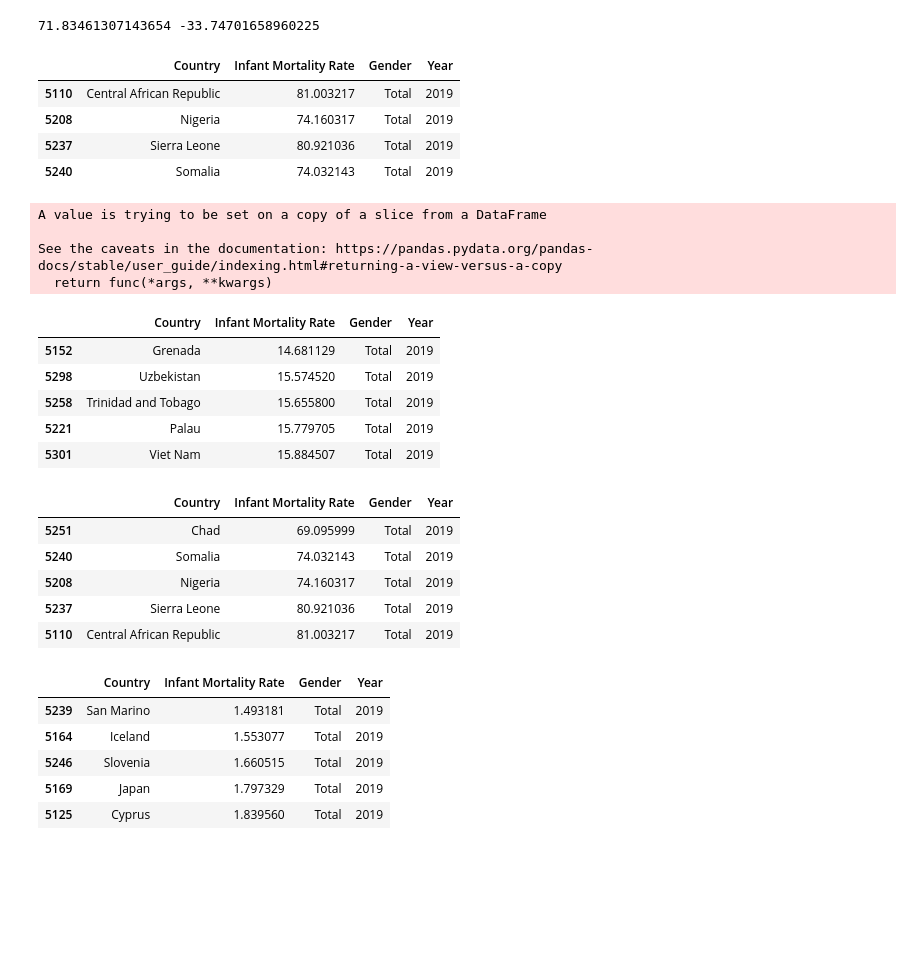
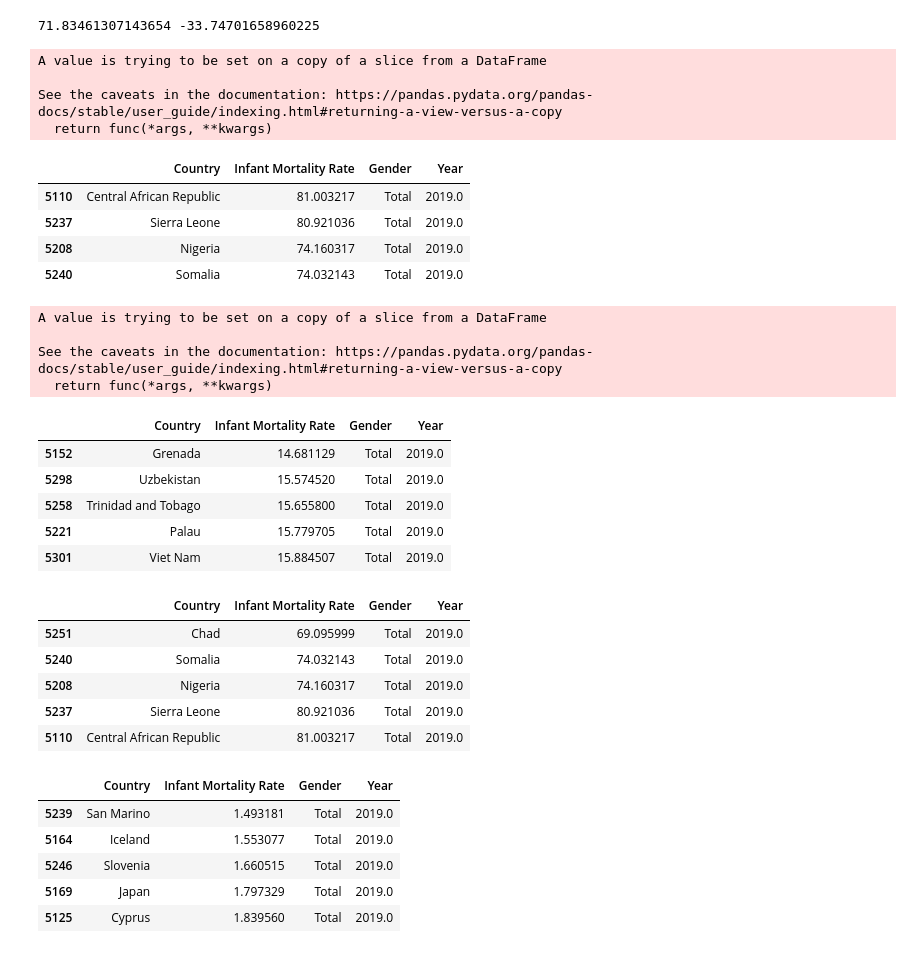
Before and after one commit to ahan-b/Projects, a Jupyter notebook: EDA_on_IMR.ipynb, the cells around one changed output. Cells and saved outputs as stored; diff of their text form; code cells hidden in the pictures; blank space fills up the shorter version.

```diff
--- a/EDA_on_IMR.ipynb
+++ b/EDA_on_IMR.ipynb
@@ -5,7 +7,7 @@ import seaborn as sns
 import numpy as np
 %matplotlib inline
 # %%
-df=pd.read_csv('/InfantMortalityRate.csv',encoding = "ISO-8859-1")
+df=pd.read_csv('InfantMortalityRate.csv',encoding = "ISO-8859-1")
 df.head()
 # %% [output]
 |  | Country | Infant Mortality Rate | Gender | Year |
@@ -185,13 +195,18 @@ print(upper_whisker,lower_whisker)
 # %%
 # countries which are the outliers with extremely high infant mortality rates
 countries_with_high_IMR=IMR_2019[IMR_2019['Infant Mortality Rate']>upper_whisker]
+countries_with_high_IMR.sort_values(by='Infant Mortality Rate', ascending=False, inplace=True)
 countries_with_high_IMR
 # %% [output]
+A value is trying to be set on a copy of a slice from a DataFrame
+
+See the caveats in the documentation: https://pandas.pydata.org/pandas-docs/stable/user_guide/indexing.html#returning-a-view-versus-a-copy
+  return func(*args, **kwargs)
 |  | Country | Infant Mortality Rate | Gender | Year |
-| 5110 | Central African Republic | 81.003217 | Total | 2019 |
-| 5208 | Nigeria | 74.160317 | Total | 2019 |
-| 5237 | Sierra Leone | 80.921036 | Total | 2019 |
-| 5240 | Somalia | 74.032143 | Total | 2019 |
+| 5110 | Central African Republic | 81.003217 | Total | 2019.0 |
+| 5237 | Sierra Leone | 80.921036 | Total | 2019.0 |
+| 5208 | Nigeria | 74.160317 | Total | 2019.0 |
+| 5240 | Somalia | 74.032143 | Total | 2019.0 |
 # %%
 countries_in_the_lower_50_percent=IMR_2019[IMR_2019['Infant Mortality Rate']>IMR_2019['Infant Mortality Rate'].quantile(0.5)]
 countries_in_the_lower_50_percent.sort_values(by='Infant Mortality Rate',ascending=True,inplace=True)
@@ -204,27 +219,27 @@ See the caveats in the documentation: https://pandas.pydata.org/pandas-docs/stab
 countries_in_the_lower_50_percent.head(5)
 # %% [output]
 |  | Country | Infant Mortality Rate | Gender | Year |
-| 5152 | Grenada | 14.681129 | Total | 2019 |
-| 5298 | Uzbekistan | 15.574520 | Total | 2019 |
-| 5258 | Trinidad and Tobago | 15.655800 | Total | 2019 |
-| 5221 | Palau | 15.779705 | Total | 2019 |
-| 5301 | Viet Nam | 15.884507 | Total | 2019 |
+| 5152 | Grenada | 14.681129 | Total | 2019.0 |
+| 5298 | Uzbekistan | 15.574520 | Total | 2019.0 |
+| 5258 | Trinidad and Tobago | 15.655800 | Total | 2019.0 |
+| 5221 | Palau | 15.779705 | Total | 2019.0 |
+| 5301 | Viet Nam | 15.884507 | Total | 2019.0 |
 # %%
 countries_in_the_lower_50_percent.tail(5)
 # %% [output]
 |  | Country | Infant Mortality Rate | Gender | Year |
-| 5251 | Chad | 69.095999 | Total | 2019 |
-| 5240 | Somalia | 74.032143 | Total | 2019 |
-| 5208 | Nigeria | 74.160317 | Total | 2019 |
-| 5237 | Sierra Leone | 80.921036 | Total | 2019 |
-| 5110 | Central African Republic | 81.003217 | Total | 2019 |
+| 5251 | Chad | 69.095999 | Total | 2019.0 |
+| 5240 | Somalia | 74.032143 | Total | 2019.0 |
+| 5208 | Nigeria | 74.160317 | Total | 2019.0 |
+| 5237 | Sierra Leone | 80.921036 | Total | 2019.0 |
+| 5110 | Central African Republic | 81.003217 | Total | 2019.0 |
 # %%
 top_countries=IMR_2019.sort_values(by='Infant Mortality Rate',ascending=True)
 top_countries.head()
 # %% [output]
 |  | Country | Infant Mortality Rate | Gender | Year |
-| 5239 | San Marino | 1.493181 | Total | 2019 |
-| 5164 | Iceland | 1.553077 | Total | 2019 |
-| 5246 | Slovenia | 1.660515 | Total | 2019 |
-| 5169 | Japan | 1.797329 | Total | 2019 |
-| 5125 | Cyprus | 1.839560 | Total | 2019 |
+| 5239 | San Marino | 1.493181 | Total | 2019.0 |
+| 5164 | Iceland | 1.553077 | Total | 2019.0 |
+| 5246 | Slovenia | 1.660515 | Total | 2019.0 |
+| 5169 | Japan | 1.797329 | Total | 2019.0 |
+| 5125 | Cyprus | 1.839560 | Total | 2019.0 |
```
Also changed, not shown: parts of 82 cells of this notebook.
